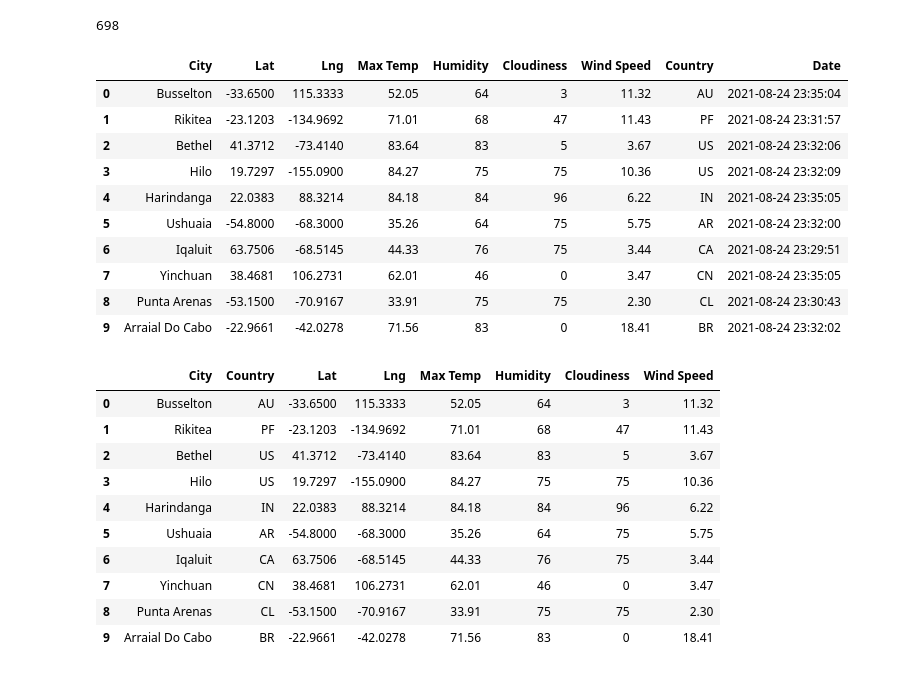
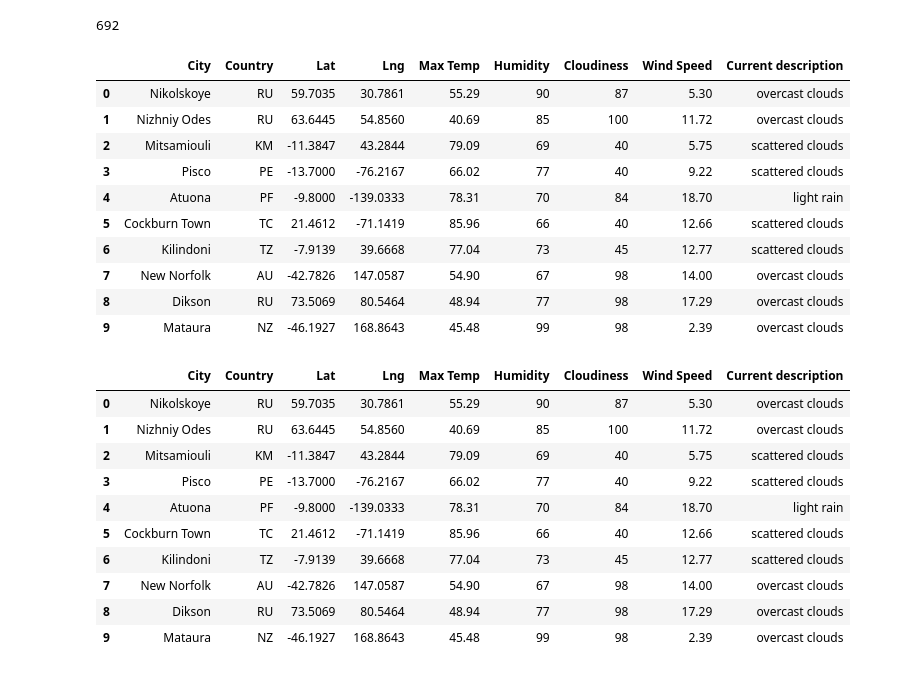
Before and after one commit to macosta2015/World_Weather_Analysis, a Jupyter notebook: Weather_Database.ipynb, the cells around one changed output. Cells and saved outputs as stored; diff of their text form; code cells hidden in the pictures.

```diff
--- a/Weather_Database.ipynb
+++ b/Weather_Database.ipynb
@@ -64,4 +48,14 @@ Beginning Data Retrieval
 # %%
+# Create an empty list to hold the weather data.
+city_data = []
+# Print the beginning of the logging.
+print("Beginning Data Retrieval     ")
+print("-----------------------------")
+
+# Create counters.
+record_count = 1
+set_count = 1
+
 # for i, item in enumerate(list):
 
 # Loop through all the cities in the list.
@@ -91,20 +85,19 @@ for i, city in enumerate(cities):
         city_clouds = city_weather["clouds"]["all"]
         city_wind = city_weather["wind"]["speed"]
         city_country = city_weather["sys"]["country"]
-        # Convert the date to ISO standard.
-        city_date = datetime.utcfromtimestamp(city_weather["dt"]).strftime('%Y-%m-%d %H:%M:%S')
+        city_description = city_weather["weather"][0]["description"]
         # Append the city information into city_data list.
         city_data.append({"City": city.title(),
+                          "Country": city_country,
                           "Lat": city_lat,
                           "Lng": city_lng,
                           "Max Temp": city_max_temp,
                           "Humidity": city_humidity,
                           "Cloudiness": city_clouds,
                           "Wind Speed": city_wind,
-                          "Country": city_country,
-                          "Date": city_date})
+                          "Current description": city_description})
 
-# If an error is experienced, skip the city.
+    # If an error is experienced, skip the city.
     except:
         print("City not found. Skipping...")
         pass
@@ -134,42 +127,42 @@ Data Retrieval Complete
 # %%
 len(city_data)
 # %% [output]
-698
+692
 # %%
 # Convert the array of dictionaries to a Pandas DataFrame.
 city_data_df = pd.DataFrame(city_data)
 city_data_df.head(10)
 # %% [output]
-|  | City | Lat | Lng | Max Temp | Humidity | Cloudiness | Wind Speed | Country | Date |
-| 0 | Busselton | -33.6500 | 115.3333 | 52.05 | 64 | 3 | 11.32 | AU | 2021-08-24 23:35:04 |
-| 1 | Rikitea | -23.1203 | -134.9692 | 71.01 | 68 | 47 | 11.43 | PF | 2021-08-24 23:31:57 |
-| 2 | Bethel | 41.3712 | -73.4140 | 83.64 | 83 | 5 | 3.67 | US | 2021-08-24 23:32:06 |
-| 3 | Hilo | 19.7297 | -155.0900 | 84.27 | 75 | 75 | 10.36 | US | 2021-08-24 23:32:09 |
-| 4 | Harindanga | 22.0383 | 88.3214 | 84.18 | 84 | 96 | 6.22 | IN | 2021-08-24 23:35:05 |
-| 5 | Ushuaia | -54.8000 | -68.3000 | 35.26 | 64 | 75 | 5.75 | AR | 2021-08-24 23:32:00 |
-| 6 | Iqaluit | 63.7506 | -68.5145 | 44.33 | 76 | 75 | 3.44 | CA | 2021-08-24 23:29:51 |
-| 7 | Yinchuan | 38.4681 | 106.2731 | 62.01 | 46 | 0 | 3.47 | CN | 2021-08-24 23:35:05 |
-| 8 | Punta Arenas | -53.1500 | -70.9167 | 33.91 | 75 | 75 | 2.30 | CL | 2021-08-24 23:30:43 |
-| 9 | Arraial Do Cabo | -22.9661 | -42.0278 | 71.56 | 83 | 0 | 18.41 | BR | 2021-08-24 23:32:02 |
+|  | City | Country | Lat | Lng | Max Temp | Humidity | Cloudiness | Wind Speed | Current description |
+| 0 | Nikolskoye | RU | 59.7035 | 30.7861 | 55.29 | 90 | 87 | 5.30 | overcast clouds |
+| 1 | Nizhniy Odes | RU | 63.6445 | 54.8560 | 40.69 | 85 | 100 | 11.72 | overcast clouds |
+| 2 | Mitsamiouli | KM | -11.3847 | 43.2844 | 79.09 | 69 | 40 | 5.75 | scattered clouds |
+| 3 | Pisco | PE | -13.7000 | -76.2167 | 66.02 | 77 | 40 | 9.22 | scattered clouds |
+| 4 | Atuona | PF | -9.8000 | -139.0333 | 78.31 | 70 | 84 | 18.70 | light rain |
+| 5 | Cockburn Town | TC | 21.4612 | -71.1419 | 85.96 | 66 | 40 | 12.66 | scattered clouds |
+| 6 | Kilindoni | TZ | -7.9139 | 39.6668 | 77.04 | 73 | 45 | 12.77 | scattered clouds |
+| 7 | New Norfolk | AU | -42.7826 | 147.0587 | 54.90 | 67 | 98 | 14.00 | overcast clouds |
+| 8 | Dikson | RU | 73.5069 | 80.5464 | 48.94 | 77 | 98 | 17.29 | overcast clouds |
+| 9 | Mataura | NZ | -46.1927 | 168.8643 | 45.48 | 99 | 98 | 2.39 | overcast clouds |
 # %%
 # new_column_order = ["column2", "column4", "column1"]
 
 #new_order= ["City", "Country", "Date", "Lat", "Lng", "Max Temp", "Humidity", "Cloudiness", "Wind Speed"]
-new_order= ["City", "Country", "Lat", "Lng", "Max Temp", "Humidity", "Cloudiness", "Wind Speed"]
+new_order= ["City", "Country", "Lat", "Lng", "Max Temp", "Humidity", "Cloudiness", "Wind Speed", "Current description"]
 city_data_df = city_data_df[new_order]
 city_data_df.head(10)
 # %% [output]
-|  | City | Country | Lat | Lng | Max Temp | Humidity | Cloudiness | Wind Speed |
-| 0 | Busselton | AU | -33.6500 | 115.3333 | 52.05 | 64 | 3 | 11.32 |
-| 1 | Rikitea | PF | -23.1203 | -134.9692 | 71.01 | 68 | 47 | 11.43 |
-| 2 | Bethel | US | 41.3712 | -73.4140 | 83.64 | 83 | 5 | 3.67 |
-| 3 | Hilo | US | 19.7297 | -155.0900 | 84.27 | 75 | 75 | 10.36 |
-| 4 | Harindanga | IN | 22.0383 | 88.3214 | 84.18 | 84 | 96 | 6.22 |
-| 5 | Ushuaia | AR | -54.8000 | -68.3000 | 35.26 | 64 | 75 | 5.75 |
-| 6 | Iqaluit | CA | 63.7506 | -68.5145 | 44.33 | 76 | 75 | 3.44 |
-| 7 | Yinchuan | CN | 38.4681 | 106.2731 | 62.01 | 46 | 0 | 3.47 |
-| 8 | Punta Arenas | CL | -53.1500 | -70.9167 | 33.91 | 75 | 75 | 2.30 |
-| 9 | Arraial Do Cabo | BR | -22.9661 | -42.0278 | 71.56 | 83 | 0 | 18.41 |
+|  | City | Country | Lat | Lng | Max Temp | Humidity | Cloudiness | Wind Speed | Current description |
+| 0 | Nikolskoye | RU | 59.7035 | 30.7861 | 55.29 | 90 | 87 | 5.30 | overcast clouds |
+| 1 | Nizhniy Odes | RU | 63.6445 | 54.8560 | 40.69 | 85 | 100 | 11.72 | overcast clouds |
+| 2 | Mitsamiouli | KM | -11.3847 | 43.2844 | 79.09 | 69 | 40 | 5.75 | scattered clouds |
+| 3 | Pisco | PE | -13.7000 | -76.2167 | 66.02 | 77 | 40 | 9.22 | scattered clouds |
+| 4 | Atuona | PF | -9.8000 | -139.0333 | 78.31 | 70 | 84 | 18.70 | light rain |
+| 5 | Cockburn Town | TC | 21.4612 | -71.1419 | 85.96 | 66 | 40 | 12.66 | scattered clouds |
+| 6 | Kilindoni | TZ | -7.9139 | 39.6668 | 77.04 | 73 | 45 | 12.77 | scattered clouds |
+| 7 | New Norfolk | AU | -42.7826 | 147.0587 | 54.90 | 67 | 98 | 14.00 | overcast clouds |
+| 8 | Dikson | RU | 73.5069 | 80.5464 | 48.94 | 77 | 98 | 17.29 | overcast clouds |
+| 9 | Mataura | NZ | -46.1927 | 168.8643 | 45.48 | 99 | 98 | 2.39 | overcast clouds |
 # %%
 # Create the output file (CSV).
 output_data_file = "weather_database/WeatherPy_Database.csv"
```
Also changed, not shown: parts of 5 cells of this notebook, 4 other files.
